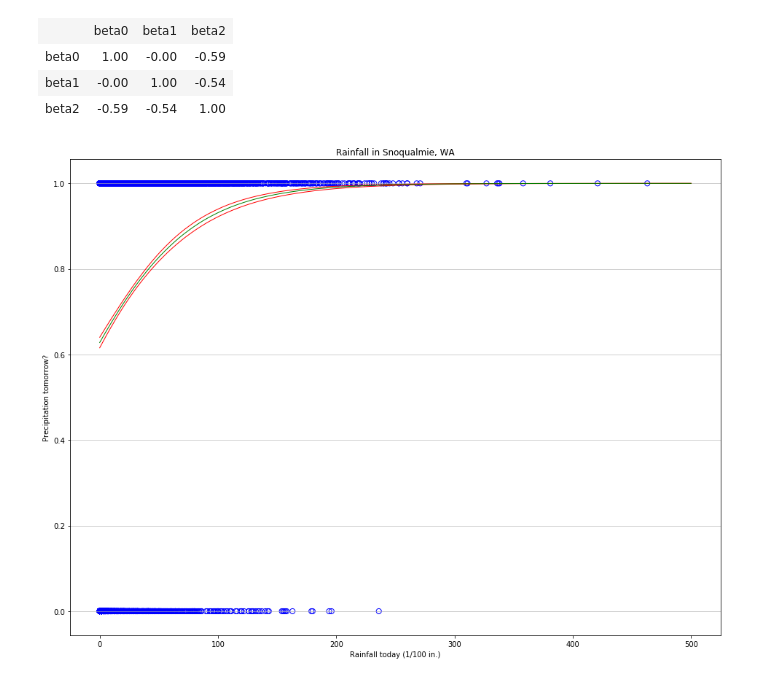
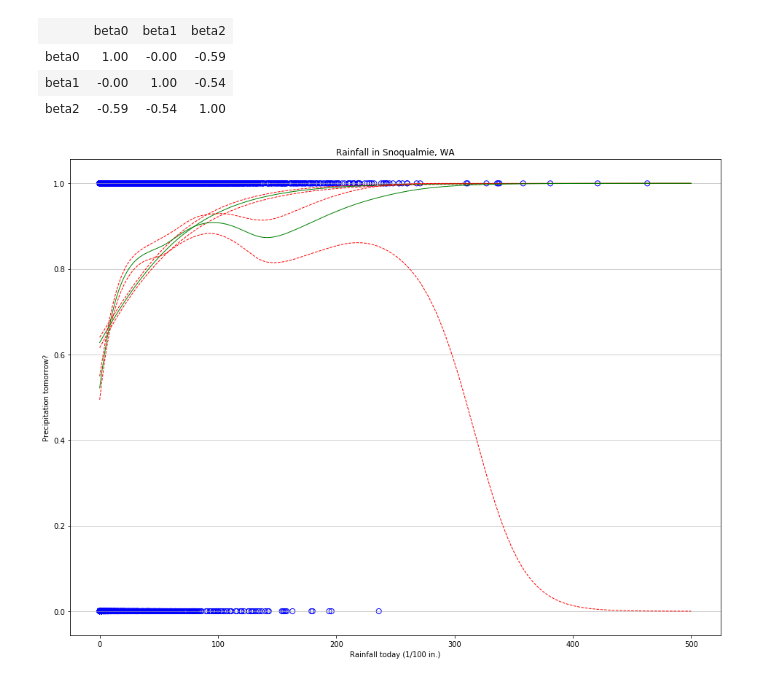
Before and after one commit to bhaney/snoq_rainfall, a Jupyter notebook: Logistic_regression_rainfall_prediction.ipynb, the cells around one changed output. Saved outputs shown, nothing was run; the diff lists cells and outputs as text; code cells hidden in the pictures.

Commit message:
logistic

```diff
--- a/Logistic_regression_rainfall_prediction.ipynb
+++ b/Logistic_regression_rainfall_prediction.ipynb
@@ -347,16 +413,23 @@ x2_values = np.concatenate((x_values, np.ones(xaxis.size).reshape(-1,1)),axis=1)
 y2_axis = sample_better_fit_curve(x2_values, 0)
 y2_axis_1err = sample_better_fit_curve(x2_values, 1.96)
 y2_axis_neg1err = sample_better_fit_curve(x2_values, -1.96)
+# %%
+#create a new GAM fit including the new feature
+gam2 = LogisticGAM(fit_intercept=False).fit(Xextend, Y)
+gam2_axis = gam2.predict_mu(x2_values)
+gam2_ci = gam2.confidence_intervals(x2_values,0.95)
 # %%
 plt.close('all')
 plt.figure(figsize=(16,12))
 plt.scatter(x=snoq['rainfall today'].values, y=snoq['rained tomorrow?'].values, s=50, color='blue',marker='o',facecolors='none');
-plt.plot(xaxis,y2_axis_1err, linewidth=1,color='red') # 95% confidence up assuming Gaussian errors on estimators
-plt.plot(xaxis,y2_axis_neg1err, linewidth=1,color='red') # 95% confidence down assuming Gaussian errors on estimators
-plt.plot(xaxis,y2_axis, linewidth=1,color='green') #regression line
+plt.plot(xaxis,y2_axis_1err, linewidth=1,color='red',linestyle='dashed') # linear fit with new feature
+plt.plot(xaxis,y2_axis_neg1err, linewidth=1,color='red',linestyle='dashed') # linear fit with new feature
+plt.plot(xaxis,y2_axis, linewidth=1,color='green') # linear fit with new feature
+plt.plot(xaxis,gam2_ci, linewidth=1,color='red',linestyle='dashed') #gam fit
+plt.plot(xaxis,gam2_axis, linewidth=1,color='green') #gam fit
 plt.title('Rainfall in Snoqualmie, WA')
 plt.xlabel('Rainfall today (1/100 in.)')
 plt.ylabel('Precipitation tomorrow?')
 plt.grid(axis='y', alpha=0.75)
 # %% [output]
-[figure, old version]
+[figure, new version]
```
Also changed, not shown: parts of 7 cells of this notebook.
